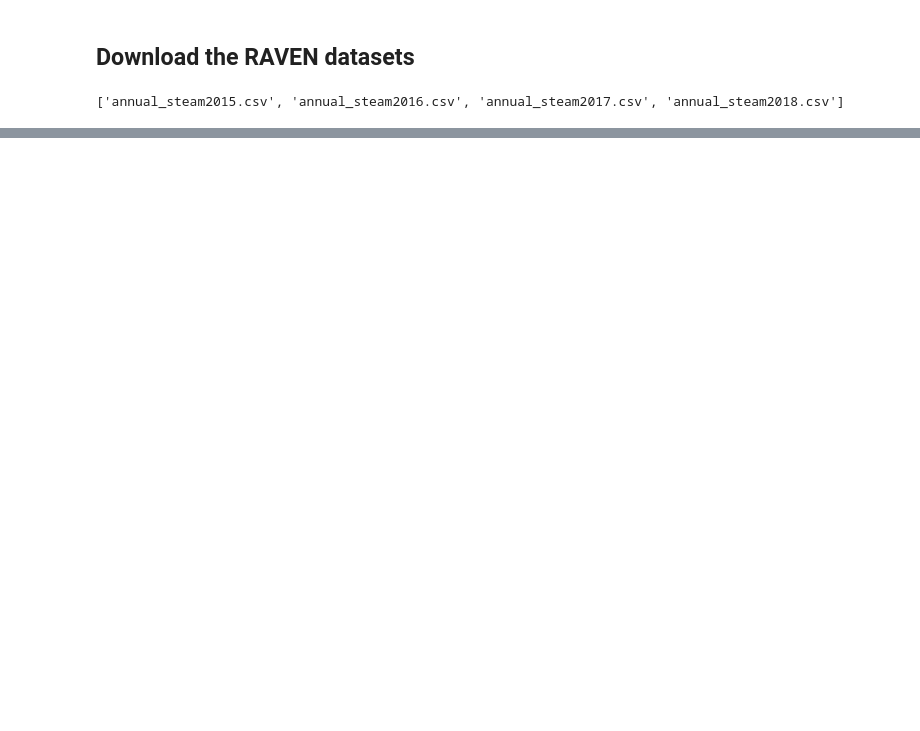
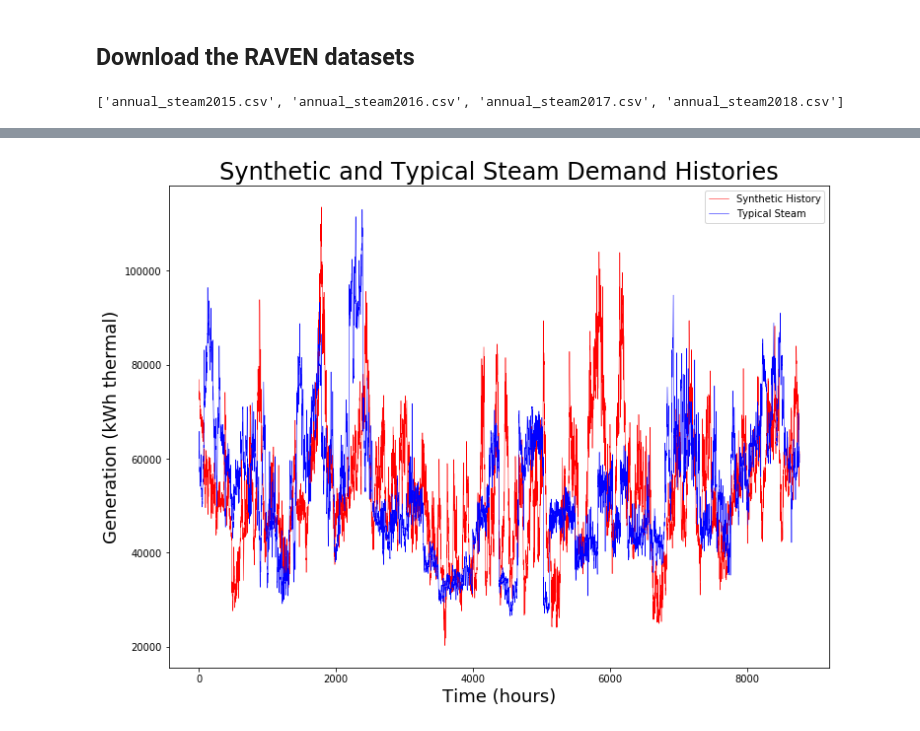
Before and after one commit to arfc/pride, a Jupyter notebook: data_processing/steam_demand.ipynb, the cells around one changed output, grey strips where cells are left out. Saved outputs shown, nothing was run; the diff lists cells and outputs as text; code cells hidden in the pictures; blank space fills up the shorter version.

```diff
--- a/data_processing/steam_demand.ipynb
+++ b/data_processing/steam_demand.ipynb
@@ -207,5 +215,0 @@ steam_data17
-# %%
-typical_steam = typical_steam[['time','demand']]
-# %%
-typical_steam = typical_steam.demand.apply(to_mwth)
-typical_steam
@@ -253,3 +241,17 @@ ValueError: 'demand' is not in list
 # %%
 path = '../../data/'
-synthetic_history = pd.read_csv(path+"generationHistories_2.csv")
+synthetic_history = pd.read_csv(path+"steamHistories_2.csv")
+# %%
+# plot synthetic history
+fig = plt.figure(figsize=(12,9), edgecolor='k', facecolor='w')
+plt.plot(synthetic_history['time'], synthetic_history['kw'],
+         color='r',lw = 0.5, label='Synthetic History')
+plt.plot(typical_steam['time'], typical_steam['kw'],
+         color='b', lw=0.5, label='Typical Steam')
+plt.ylabel("Generation (kWh thermal)", fontsize=18)
+plt.xlabel("Time (hours)", fontsize=18)
+plt.legend()
+plt.title("Synthetic and Typical Steam Demand Histories", fontsize=24)
+# plt.savefig("../figures/syn_vs_typ_steam.png")
+# %% [output]
+[figure, added]
```
Also changed, not shown: parts of 21 cells of this notebook.
